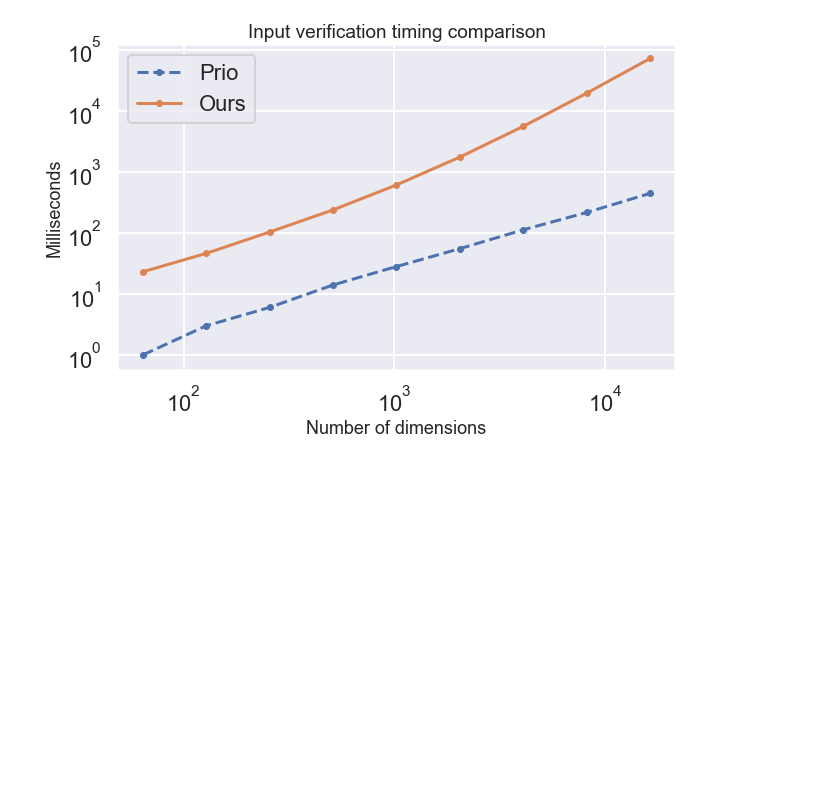
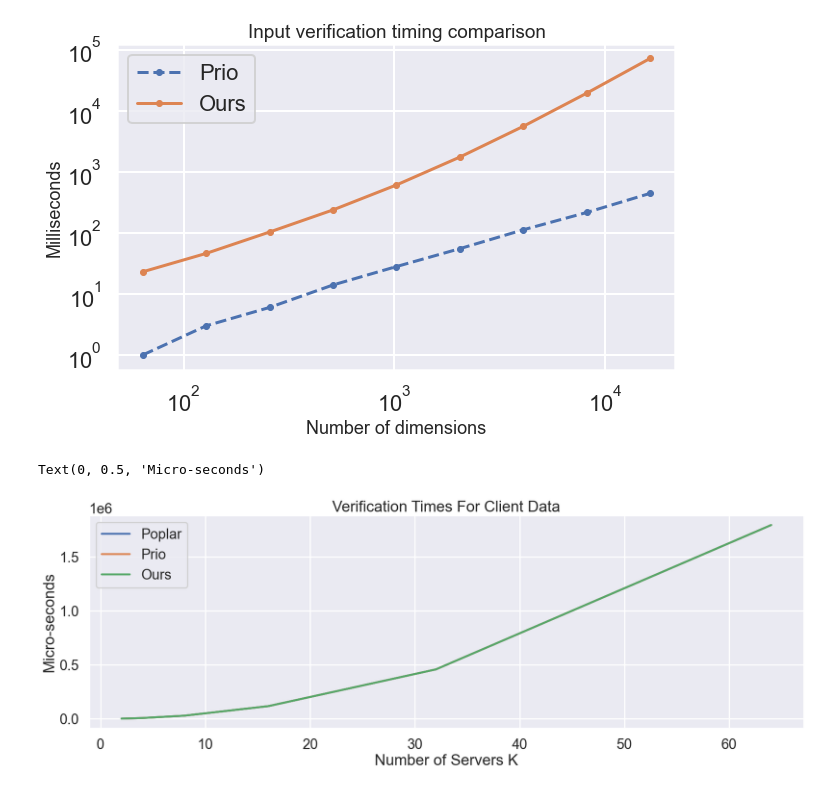
Before and after one commit to abiswas3/Verifiable-Differential-Privacy, a Jupyter notebook: scripts_for_paper/PlotsForPaper.ipynb, the cells around one changed output. Cells and saved outputs as stored; diff of their text form; code cells hidden in the pictures; blank space fills up the shorter version.

Commit message:
Poplar verification done as well

```diff
--- a/scripts_for_paper/PlotsForPaper.ipynb
+++ b/scripts_for_paper/PlotsForPaper.ipynb
@@ -42,3 +42,22 @@ ax.set_title("Input verification timing comparison", fontsize=19)
 plt.savefig('/Users/ari/Desktop/input_verification.png')
 # %% [output]
 [figure]
+# %%
+FS_SCHNORR = {2:1754,
+              4:7174,
+              8:28969,
+              16:117063,
+              32:458268,
+              64:1797386
+             }
+
+POPLAR = FS_SCHNORR
+PRIO = FS_SCHNORR
+# %%
+ax = pd.DataFrame([POPLAR, PRIO, FS_SCHNORR], index = ['Poplar', 'Prio', 'Ours']).T.plot(figsize=(20, 6))
+ax.set_title('Verification Times For Client Data')
+ax.set_xlabel('Number of Servers K')
+ax.set_ylabel('Micro-seconds')
+# %% [output]
+Text(0, 0.5, 'Micro-seconds')
+[figure, added]
```
Also changed, not shown: 8 other files.
